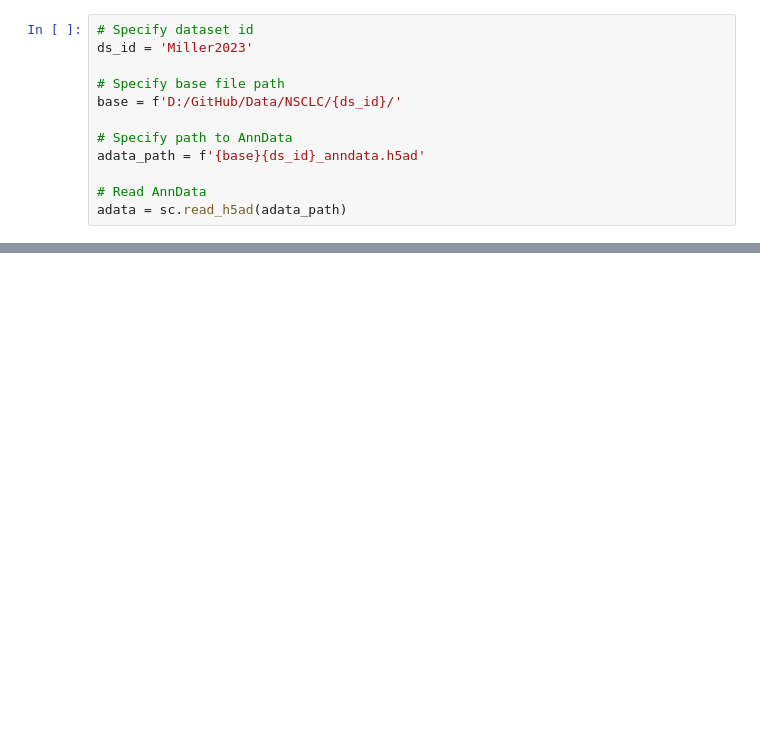
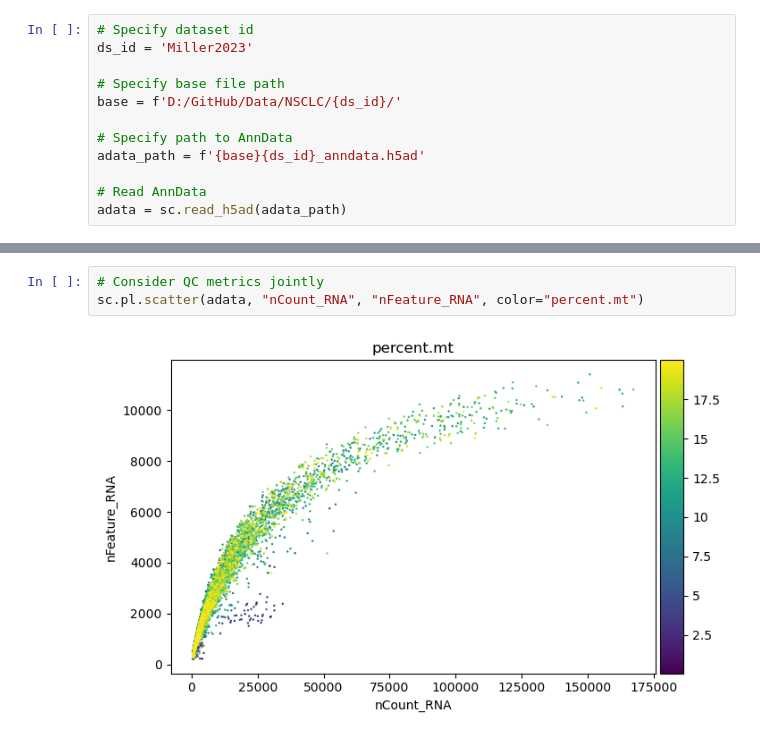
Before and after one commit to jwhitener95/sample_workflow, a Jupyter notebook: process_datasets/process_Miller2023.ipynb, the cells around one changed output, grey strips where cells are left out. Saved outputs shown, nothing was run; the diff lists cells and outputs as text; blank space fills up the shorter version.

```diff
--- a/process_datasets/process_Miller2023.ipynb
+++ b/process_datasets/process_Miller2023.ipynb
@@ -37,0 +49,5 @@ MemoryError: Unable to allocate 256. MiB for an array with shape (67037558,) and
+# %%
+# Consider QC metrics jointly
+sc.pl.scatter(adata, "nCount_RNA", "nFeature_RNA", color="percent.mt")
+# %% [output]
+[figure, added]
```
Also changed, not shown: parts of 9 cells of this notebook, 2 other files.
